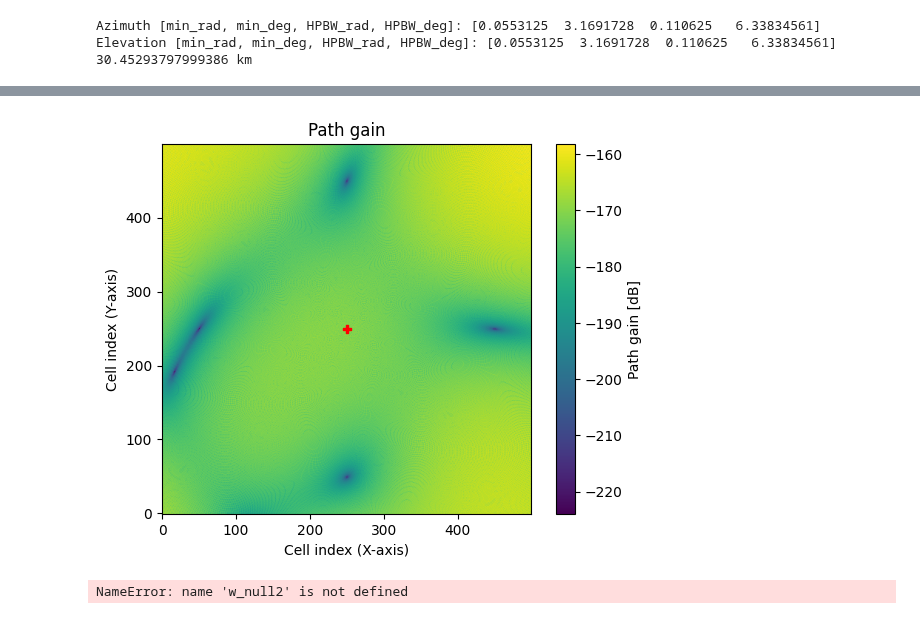
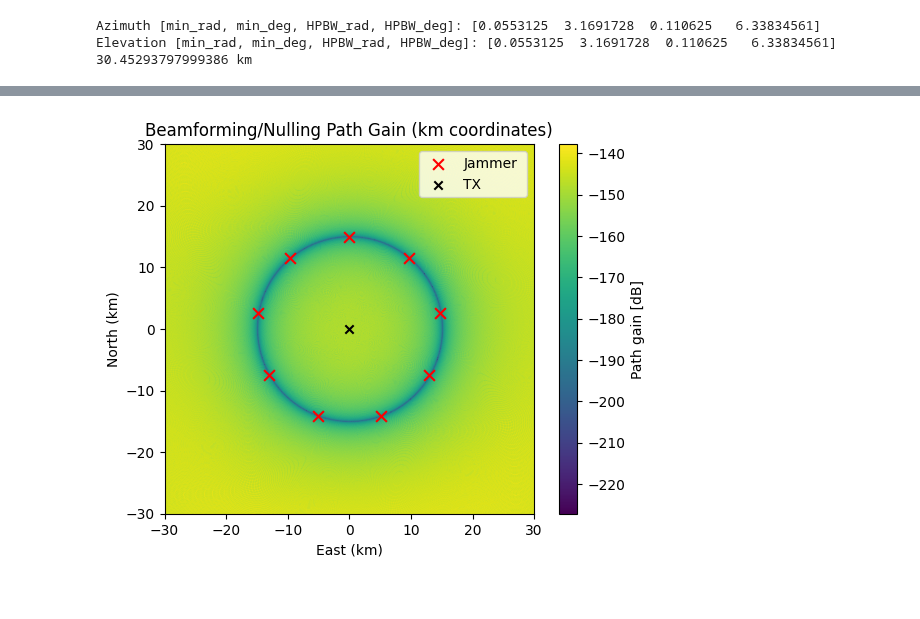
Before and after one commit to SJ00425/NTN-Anti-Jamming, a Jupyter notebook: Nulling-dishjammer.ipynb, the cells around one changed output, grey strips where cells are left out. Saved outputs shown, nothing was run; the diff lists cells and outputs as text; code cells hidden in the pictures.

Commit message:
add single sat nulling plot

```diff
--- a/Nulling-dishjammer.ipynb
+++ b/Nulling-dishjammer.ipynb
@@ -320,41 +399,60 @@ tx.look_at( np.array([0,0,1]))  # Point TX to the first RX
 # %%
+import matplotlib.pyplot as plt
 import mitsuba as mi
+
+scene = load_scene()
+scene.frequency = fc
+scene.synthetic_array = True
+
+for tx_name in scene.transmitters:
+    scene.remove(tx_name)
+for rx_name in scene.receivers:
+    scene.remove(rx_name)
+
+# Add transmitter
+scene.tx_array = sat_array
+groundpos = sat_positions[0]
+# groundpos = np.array([0,0,500e3])
+tx = Transmitter(name="tx", position=groundpos)
+scene.add(tx)
+tx.look_at( np.array([0,0,1]))  # Point TX to the first RX
+
 precoding_vec_real = mi.TensorXf(w_null.real)
 precoding_vec_imag = mi.TensorXf(w_null.imag)
-
+# precoding_vec_real = mi.TensorXf(w_r_opt.real)
+# precoding_vec_imag = mi.TensorXf(w_r_opt.imag)
 precoding_vec = (precoding_vec_real,
                  precoding_vec_imag)
 rm_solver = RadioMapSolver()
 
 rm = rm_solver(scene,
                max_depth=0,           # Maximum number of ray scene interactions
                samples_per_tx=10**9 , # If you increase: less noise, but more memory required
                precoding_vec=precoding_vec,
                cell_size=(100, 100),      # Resolution of the radio map
                center=[0, 0, 1],      # Center of the radio map
-               size=[50e3, 50e3],       # Total size of the radio map
+               size=[60e3, 60e3],       # Total size of the radio map
                orientation=[0, 0, 0]) # Orientation of the radio map, e.g., could be also vertical
-rm.show(metric="path_gain");
+
+fig = rm.show(metric="path_gain")
+ax  = fig.axes[0]
+
+# === km ===
+Lx, Ly = 60e3, 60e3
+im = ax.images[0]
+extent_km = [-Lx/2/1e3, Lx/2/1e3, -Ly/2/1e3, Ly/2/1e3]
+im.set_extent(extent_km)
+ax.set_xlim(extent_km[0], extent_km[1])
+ax.set_ylim(extent_km[2], extent_km[3])
+ax.set_xlabel("East (km)")
+ax.set_ylabel("North (km)")
+jam_xy_km = gnd_positions[1:, :2] / 1e3
+ax.scatter(jam_xy_km[:,0], jam_xy_km[:,1],
+           c='red', s=60, marker='x', label='Jammer ')
+ax.scatter(gnd_positions[0,1], gnd_positions[0,2], marker='x', color='black',  label='TX')
+
+ax.legend()
+ax.set_title("Beamforming/Nulling Path Gain (km coordinates)")
+plt.show()
 # %% [output]
-[figure, old version]
+[figure, new version]
-# %%
-import mitsuba as mi
-precoding_vec_real = mi.TensorXf(w_null2.real)
-precoding_vec_imag = mi.TensorXf(w_null2.imag)
-
-precoding_vec = (precoding_vec_real,
-                 precoding_vec_imag)
-
-rm_solver = RadioMapSolver()
-
-rm = rm_solver(scene,
-               max_depth=0,           # Maximum number of ray scene interactions
-               samples_per_tx=10**9 , # If you increase: less noise, but more memory required
-               precoding_vec=precoding_vec,
-               cell_size=(100, 100),      # Resolution of the radio map
-               center=[0, 0, 1],      # Center of the radio map
-               size=[50e3, 50e3],       # Total size of the radio map
-               orientation=[0, 0, 0]) # Orientation of the radio map, e.g., could be also vertical
-rm.show(metric="path_gain");
-# %% [output]
-NameError: name 'w_null2' is not defined
```
Also changed, not shown: parts of 11 cells of this notebook, 2 other files.
